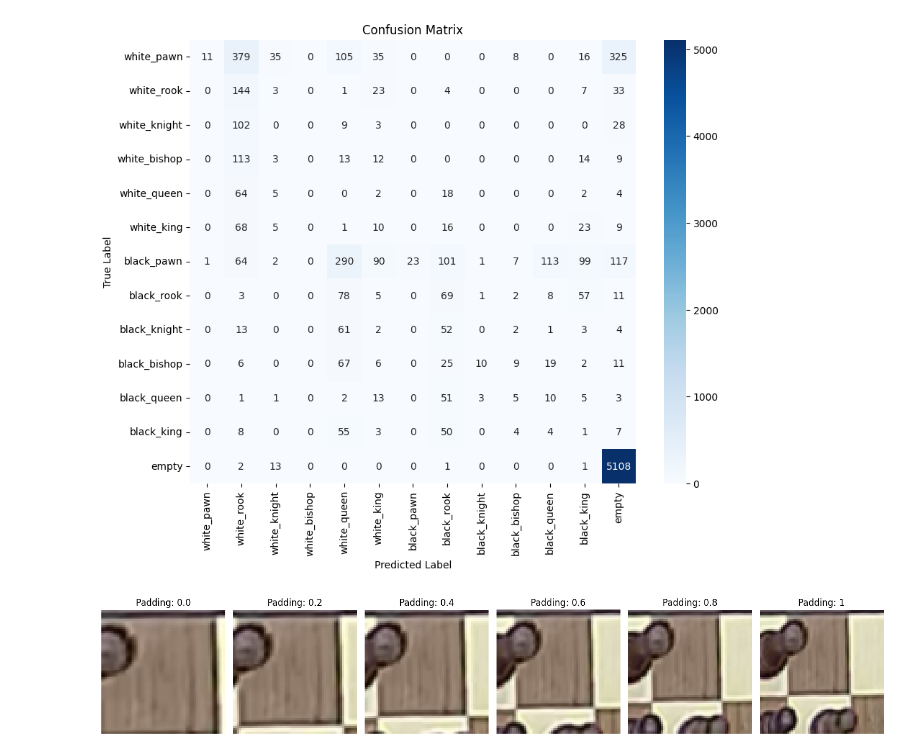
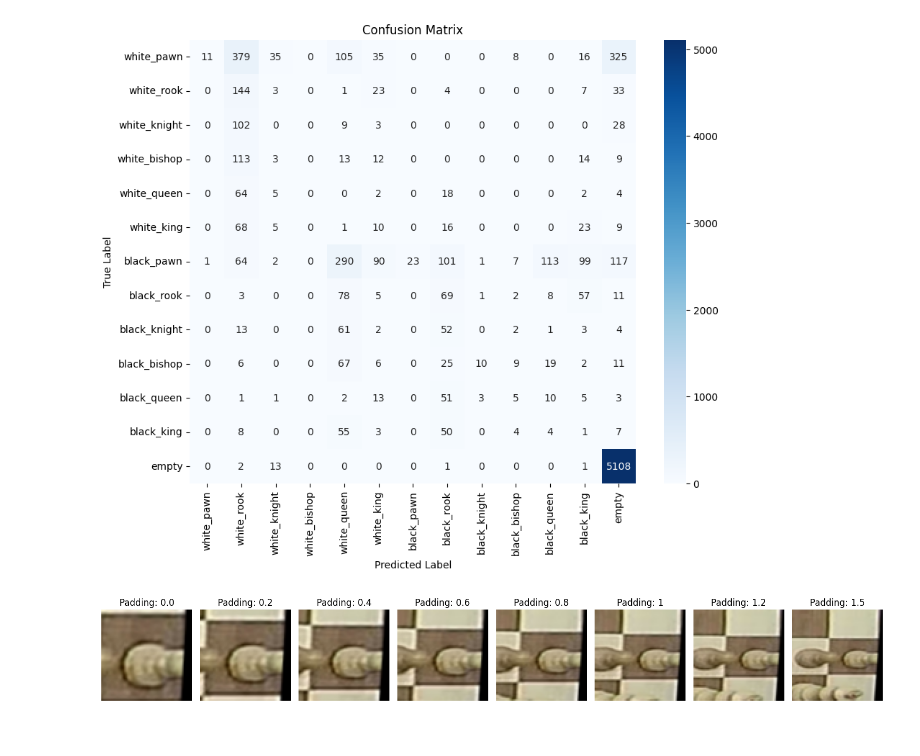
Before and after one commit to JonathanZmora/ChessClassification, a Jupyter notebook: src/notebooks/experiment2.ipynb, the cells around one changed output. Drawn from its saved outputs; the diff is of its cells as text; code cells hidden in the pictures.

```diff
--- a/src/notebooks/experiment2.ipynb
+++ b/src/notebooks/experiment2.ipynb
@@ -104,29 +107,33 @@ for p in padding_values:
     # Initialize datasets with new padding
     train_dataset = ChessBoardDataset(root_dir=TRAIN_DATA_ROOT, transform=train_transform, padding=p)
     val_dataset = ChessBoardDataset(root_dir=VAL_DATA_ROOT, transform=test_transform, padding=p)
-    train_square_dataset = ChessSquareDataset(train_dataset)
+    # train_square_dataset = ChessSquareDataset(train_dataset)
 
-    # Calculate weights for weighted loss and sampler
-    target_list = train_square_dataset.labels
-    class_counts = np.bincount(target_list)
-    total_samples = sum(class_counts)
-    num_classes = len(class_counts)
-    normalized_weights = [total_samples / (num_classes * c) for c in class_counts]
-    class_weights = torch.tensor(normalized_weights).float().to(device)
-    sampler_weights = 1. / class_counts
-    samples_weights = torch.tensor([sampler_weights[t] for t in target_list])
+    # # Calculate weights for weighted loss and sampler
+    # target_list = train_square_dataset.labels
+    # class_counts = np.bincount(target_list)
+    # total_samples = sum(class_counts)
+    # num_classes = len(class_counts)
+    # normalized_weights = [total_samples / (num_classes * c) for c in class_counts]
+    # class_weights = torch.tensor(normalized_weights).float().to(device)
+    # sampler_weights = 1. / class_counts
+    # samples_weights = torch.tensor([sampler_weights[t] for t in target_list])
 
     set_seed()
 
-    # Create sampler
-    sampler = WeightedRandomSampler(
-        weights=samples_weights,
-        num_samples=len(samples_weights),
-        replacement=True
-    )
+    # # Create sampler
+    # sampler = WeightedRandomSampler(
+    #     weights=samples_weights,
+    #     num_samples=len(samples_weights),
+    #     replacement=True
+    # )
+
+    # # Initialize loaders
+    # train_loader = DataLoader(train_square_dataset, sampler=sampler, batch_size=64, shuffle=False, num_workers=NUM_WORKERS)
+    # val_loader = DataLoader(val_dataset, batch_size=BATCH_SIZE, shuffle=False, num_workers=NUM_WORKERS)
 
     # Initialize loaders
-    train_loader = DataLoader(train_square_dataset, sampler=sampler, batch_size=64, shuffle=False, num_workers=NUM_WORKERS)
+    train_loader = DataLoader(train_dataset, batch_size=BATCH_SIZE, shuffle=True, num_workers=NUM_WORKERS)
     val_loader = DataLoader(val_dataset, batch_size=BATCH_SIZE, shuffle=False, num_workers=NUM_WORKERS)
 
     # Initialize model
@@ -280,33 +327,33 @@ empty     : 99.67% (5108/5125 correct)
 import cv2
 
 viz_transform = transforms.Compose([
     transforms.Resize((64, 64)),
     transforms.ToTensor()
 ])
 
-padding_values = [0.0, 0.2, 0.4, 0.6, 0.8, 1]
+padding_values = [0.0, 0.2, 0.4, 0.6, 0.8, 1, 1.2, 1.5]
 
 plt.figure(figsize=(15, 5))
 
 for i, p in enumerate(padding_values):
     ds = ChessBoardDataset(TEST_REAL_DATA_ROOT, transform=viz_transform, padding=p)
 
-    square_idx = 1
+    square_idx = 55
 
     img, label = ds[0]
     img = img[square_idx]
 
     plt.subplot(1, len(padding_values), i+1)
 
     # Convert to numpy for plotting if it's a Tensor
     if isinstance(img, torch.Tensor):
         img = img.permute(1, 2, 0).numpy()
 
     plt.imshow(img)
     plt.title(f"Padding: {p}")
     plt.axis('off')
 
 plt.tight_layout()
 plt.show()
 # %% [output]
-[figure, old version]
+[figure, new version]
```
Also changed, not shown: parts of 2 cells of this notebook, 2 other files.
